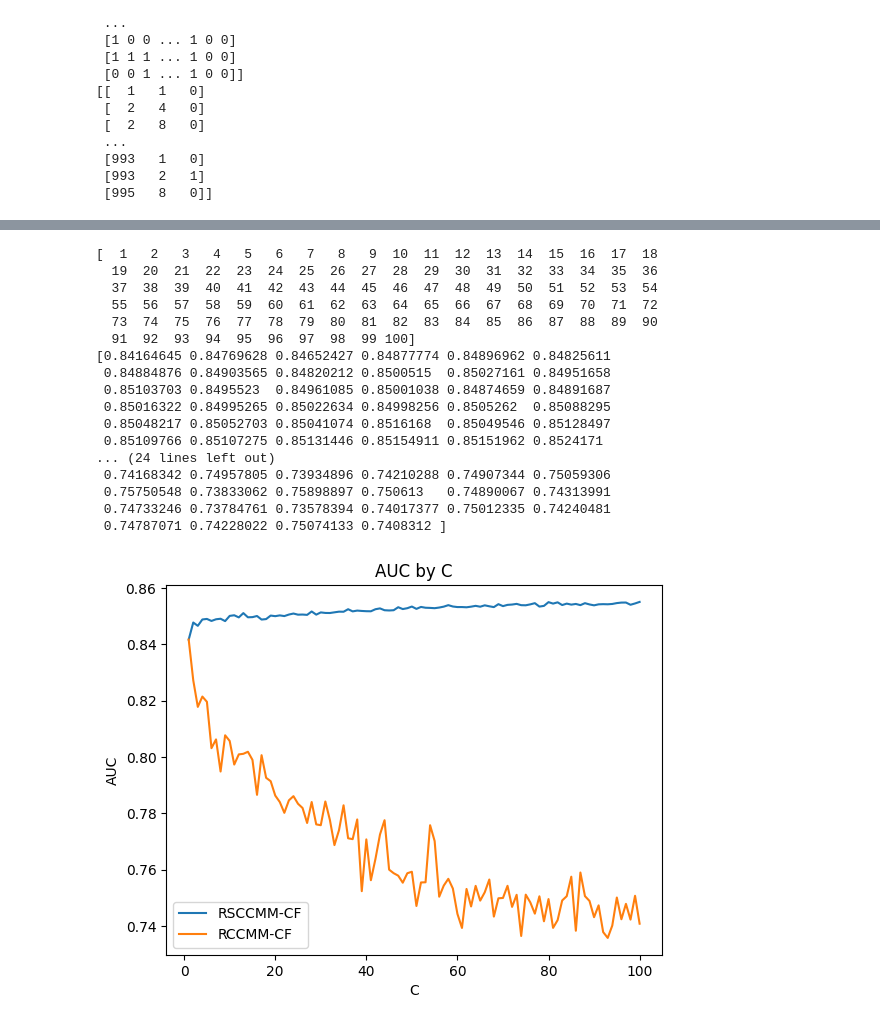
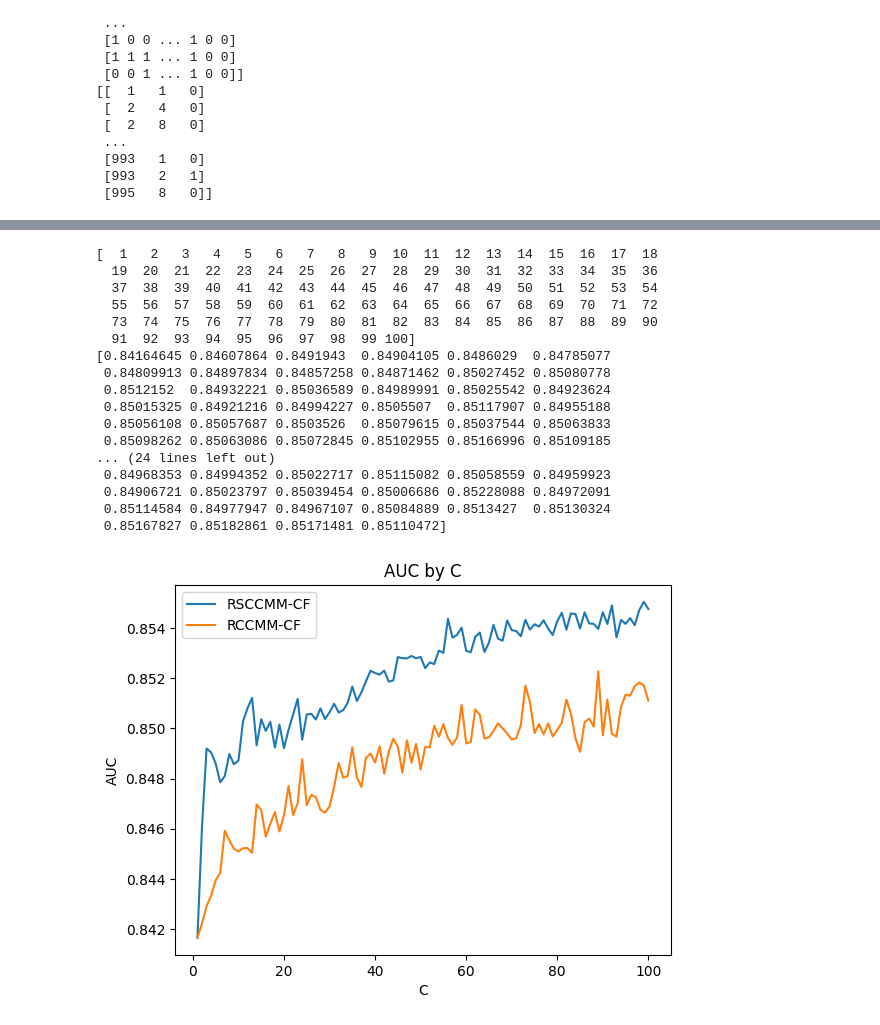
Before and after one commit to kimisuke0503/colab-research, a Jupyter notebook: needs_scan_panel/needs_RSCCMM_CF_compare.ipynb, the cells around one changed output, grey strips where cells are left out. Cells and saved outputs as stored; diff of their text form; code cells hidden in the pictures.

```diff
--- a/needs_scan_panel/needs_RSCCMM_CF_compare.ipynb
+++ b/needs_scan_panel/needs_RSCCMM_CF_compare.ipynb
@@ -286,42 +286,42 @@ beta_list:  [0.]
 # %%
 #再現
-name = "needs_RSCCMM_HCCMM_compare"
+name = "needs_RSCCMM_RCCMM_compare"
 input = pd.read_csv(f'{name}.csv', header=None)
 input_x_C_list = np.arange(1,101,1)
 input_y_RSCCMM_auc_ave = input.values[1]
 input_y_RCCMM_auc_ave = input.values[2]
 
 print(input_x_C_list)
 print(input_y_RSCCMM_auc_ave)
 print(input_y_RCCMM_auc_ave)
 
 
 plt.plot(input_x_C_list, input_y_RSCCMM_auc_ave, label="RSCCMM-CF")
 plt.plot(input_x_C_list, input_y_RCCMM_auc_ave, label="RCCMM-CF")
 
 #plt.xticks(x_C, x_C)
 plt.legend()
 plt.title('AUC by C')
 plt.xlabel('C')
 plt.ylabel('AUC')
 #plt.grid(True)
 plt.savefig(f"{name}.png", format="png", dpi=300)
 # %% [output]
 [  1   2   3   4   5   6   7   8   9  10  11  12  13  14  15  16  17  18
   19  20  21  22  23  24  25  26  27  28  29  30  31  32  33  34  35  36
   37  38  39  40  41  42  43  44  45  46  47  48  49  50  51  52  53  54
   55  56  57  58  59  60  61  62  63  64  65  66  67  68  69  70  71  72
   73  74  75  76  77  78  79  80  81  82  83  84  85  86  87  88  89  90
   91  92  93  94  95  96  97  98  99 100]
-[0.84164645 0.84769628 0.84652427 0.84877774 0.84896962 0.84825611
- 0.84884876 0.84903565 0.84820212 0.8500515  0.85027161 0.84951658
- 0.85103703 0.8495523  0.84961085 0.85001038 0.84874659 0.84891687
- 0.85016322 0.84995265 0.85022634 0.84998256 0.8505262  0.85088295
- 0.85048217 0.85052703 0.85041074 0.8516168  0.85049546 0.85128497
- 0.85109766 0.85107275 0.85131446 0.85154911 0.85151962 0.8524171
+[0.84164645 0.84607864 0.8491943  0.84904105 0.8486029  0.84785077
+ 0.84809913 0.84897834 0.84857258 0.84871462 0.85027452 0.85080778
+ 0.8512152  0.84932221 0.85036589 0.84989991 0.85025542 0.84923624
+ 0.85015325 0.84921216 0.84994227 0.8505507  0.85117907 0.84955188
+ 0.85056108 0.85057687 0.8503526  0.85079615 0.85037544 0.85063833
+ 0.85098262 0.85063086 0.85072845 0.85102955 0.85166996 0.85109185
 ... (24 lines left out)
- 0.74168342 0.74957805 0.73934896 0.74210288 0.74907344 0.75059306
- 0.75750548 0.73833062 0.75898897 0.750613   0.74890067 0.74313991
- 0.74733246 0.73784761 0.73578394 0.74017377 0.75012335 0.74240481
- 0.74787071 0.74228022 0.75074133 0.7408312 ]
+ 0.84968353 0.84994352 0.85022717 0.85115082 0.85058559 0.84959923
+ 0.84906721 0.85023797 0.85039454 0.85006686 0.85228088 0.84972091
+ 0.85114584 0.84977947 0.84967107 0.85084889 0.8513427  0.85130324
+ 0.85167827 0.85182861 0.85171481 0.85110472]
-[figure, old version]
+[figure, new version]
```
Also changed, not shown: parts of 3 cells of this notebook.
